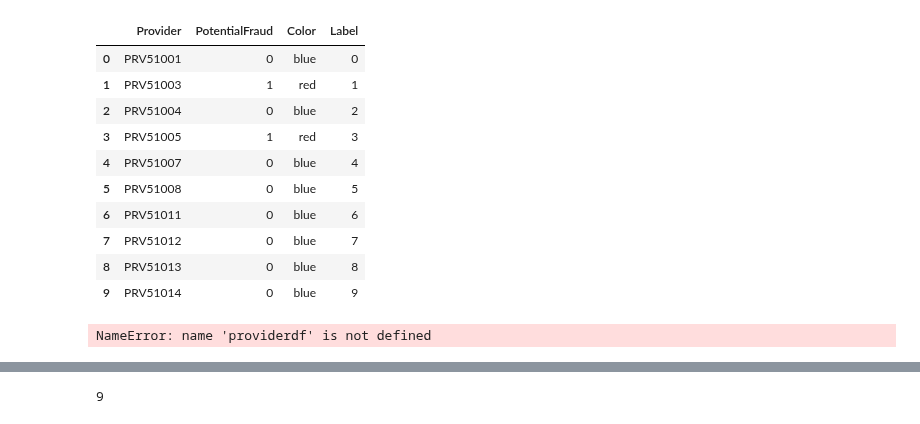
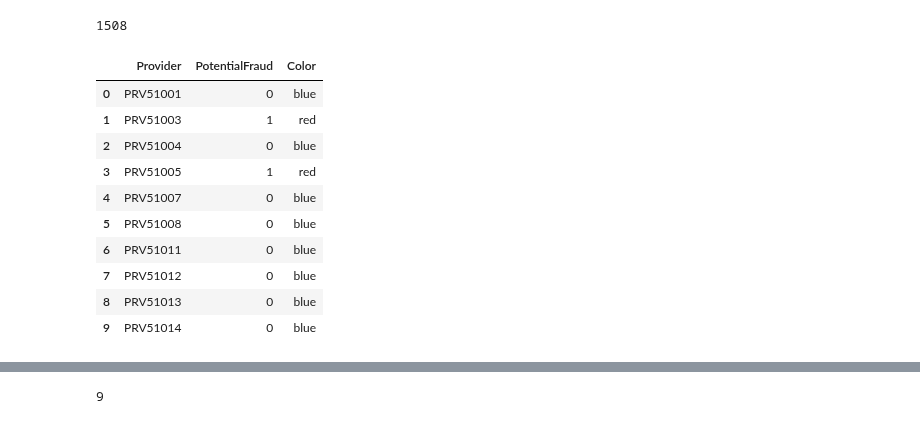
Before and after one commit to cosmochoi/healthcare_fraud, a Jupyter notebook: networkfraudanalysis.ipynb, the cells around one changed output, grey strips where cells are left out. Cells and saved outputs as stored; diff of their text form; code cells hidden in the pictures.

```diff
--- a/networkfraudanalysis.ipynb
+++ b/networkfraudanalysis.ipynb
@@ -61,21 +32,25 @@ providerdf = ipoptrain[['Provider','AttendingPhysician']]
+# %%
+providerdf.AttendingPhysician[providerdf.AttendingPhysician=='None'].count()
+# %% [output]
+1508
 # %%
 networkdf = label_train_df
 networkdf['Color'] = ['blue' if x==0 else 'red' for x in label_train_df.PotentialFraud]
-networkdf['Label'] = label_train_df.index
+#networkdf['Label'] = label_train_df.index
 
 networkdf.head(10)
 # %% [output]
-|  | Provider | PotentialFraud | Color | Label |
-| 0 | PRV51001 | 0 | blue | 0 |
-| 1 | PRV51003 | 1 | red | 1 |
-| 2 | PRV51004 | 0 | blue | 2 |
-| 3 | PRV51005 | 1 | red | 3 |
-| 4 | PRV51007 | 0 | blue | 4 |
-| 5 | PRV51008 | 0 | blue | 5 |
-| 6 | PRV51011 | 0 | blue | 6 |
-| 7 | PRV51012 | 0 | blue | 7 |
-| 8 | PRV51013 | 0 | blue | 8 |
-| 9 | PRV51014 | 0 | blue | 9 |
+|  | Provider | PotentialFraud | Color |
+| 0 | PRV51001 | 0 | blue |
+| 1 | PRV51003 | 1 | red |
+| 2 | PRV51004 | 0 | blue |
+| 3 | PRV51005 | 1 | red |
+| 4 | PRV51007 | 0 | blue |
+| 5 | PRV51008 | 0 | blue |
+| 6 | PRV51011 | 0 | blue |
+| 7 | PRV51012 | 0 | blue |
+| 8 | PRV51013 | 0 | blue |
+| 9 | PRV51014 | 0 | blue |
 # %%
 
 #PNet.add_nodes_from(networkdf.Provider)
@@ -89,6 +64,4 @@ networkdf.head(10)
 #    networkdf.at[ind,'Physicians'] = list(providerdf.loc[providerdf.Provider==provider,'AttendingPhysician'])
 #list(providerdf.loc[providerdf.Provider==provider,'AttendingPhysician'])
 # %%
-physiciandf = pd.DataFrame({'Physician':providerdf.AttendingPhysician.unique()})
+#physiciandf = pd.DataFrame({'Physician':providerdf.AttendingPhysician.unique()})
-# %% [output]
-NameError: name 'providerdf' is not defined
```
Also changed, not shown: parts of 54 cells of this notebook, 1 other file.
